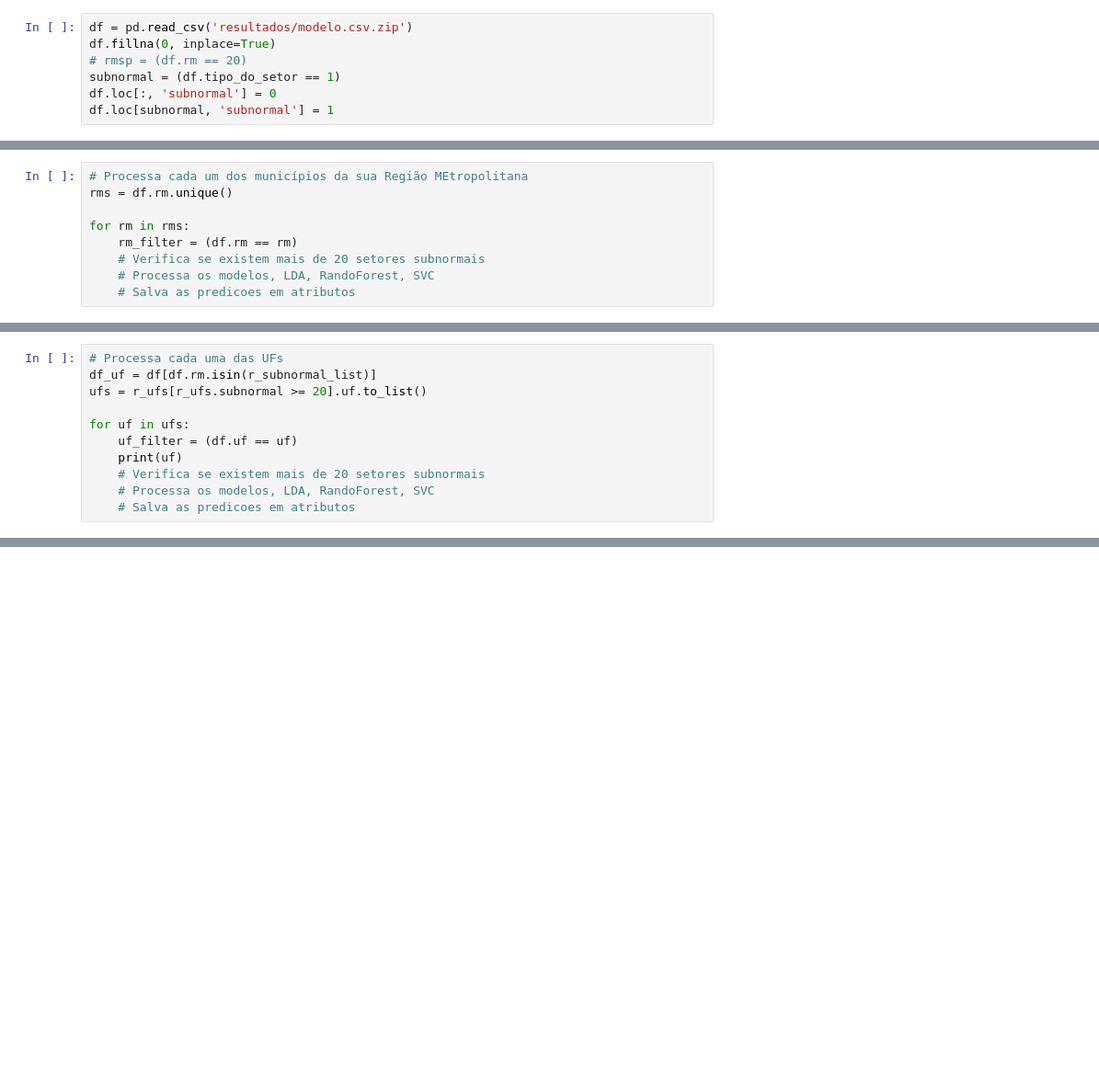
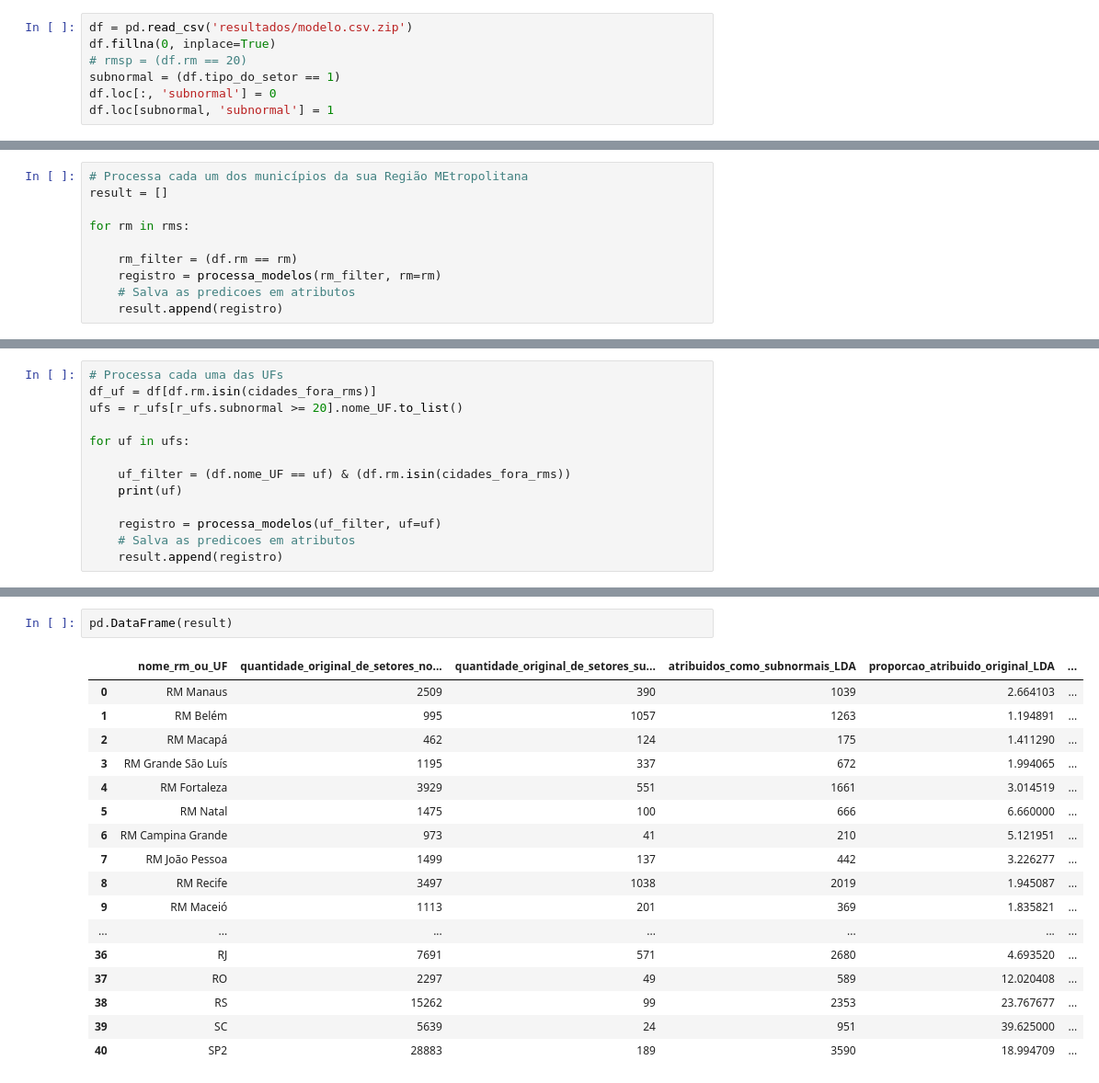
Before and after one commit to cem-usp/assentamentos-precarios-no-brasil-urbano, a Jupyter notebook: 04-processamento-regioes.ipynb, the cells around one changed output, grey strips where cells are left out. Shown at 92% size. Cells and saved outputs as stored; diff of their text form; blank space fills up the shorter version.

Commit message:
Primeiros resultados com os modelos

```diff
--- a/04-processamento-regioes.ipynb
+++ b/04-processamento-regioes.ipynb
@@ -16,9 +107,10 @@ df.loc[subnormal, 'subnormal'] = 1
 # %%
 # Processa cada um dos municípios da sua Região MEtropolitana
-rms = df.rm.unique()
+result = []
 
 for rm in rms:
+
     rm_filter = (df.rm == rm)
-    # Verifica se existem mais de 20 setores subnormais
-    # Processa os modelos, LDA, RandoForest, SVC
+    registro = processa_modelos(rm_filter, rm=rm)
     # Salva as predicoes em atributos
+    result.append(registro)
@@ -48,12 +180,14 @@ r_ufs[r_ufs.subnormal >= 20]
 # %%
 # Processa cada uma das UFs
-df_uf = df[df.rm.isin(r_subnormal_list)]
-ufs = r_ufs[r_ufs.subnormal >= 20].uf.to_list()
+df_uf = df[df.rm.isin(cidades_fora_rms)]
+ufs = r_ufs[r_ufs.subnormal >= 20].nome_UF.to_list()
 
 for uf in ufs:
-    uf_filter = (df.uf == uf)
+
+    uf_filter = (df.nome_UF == uf) & (df.rm.isin(cidades_fora_rms))
     print(uf)
-    # Verifica se existem mais de 20 setores subnormais
-    # Processa os modelos, LDA, RandoForest, SVC
+
+    registro = processa_modelos(uf_filter, uf=uf)
     # Salva as predicoes em atributos
+    result.append(registro)
 # %% [output]
@@ -73,0 +211,20 @@ SP
+# %%
+pd.DataFrame(result)
+# %% [output]
+|  | nome_rm_ou_UF | quantidade_original_de_setores_no... | quantidade_original_de_setores_su... | atribuidos_como_subnormais_LDA | proporcao_atribuido_original_LDA | ... |
+| 0 | RM Manaus | 2509 | 390 | 1039 | 2.664103 | ... |
+| 1 | RM Belém | 995 | 1057 | 1263 | 1.194891 | ... |
+| 2 | RM Macapá | 462 | 124 | 175 | 1.411290 | ... |
+| 3 | RM Grande São Luís | 1195 | 337 | 672 | 1.994065 | ... |
+| 4 | RM Fortaleza | 3929 | 551 | 1661 | 3.014519 | ... |
+| 5 | RM Natal | 1475 | 100 | 666 | 6.660000 | ... |
+| 6 | RM Campina Grande | 973 | 41 | 210 | 5.121951 | ... |
+| 7 | RM João Pessoa | 1499 | 137 | 442 | 3.226277 | ... |
+| 8 | RM Recife | 3497 | 1038 | 2019 | 1.945087 | ... |
+| 9 | RM Maceió | 1113 | 201 | 369 | 1.835821 | ... |
+| ... | ... | ... | ... | ... | ... | ... |
+| 36 | RJ | 7691 | 571 | 2680 | 4.693520 | ... |
+| 37 | RO | 2297 | 49 | 589 | 12.020408 | ... |
+| 38 | RS | 15262 | 99 | 2353 | 23.767677 | ... |
+| 39 | SC | 5639 | 24 | 951 | 39.625000 | ... |
+| 40 | SP2 | 28883 | 189 | 3590 | 18.994709 | ... |
```
Also changed, not shown: parts of 10 cells of this notebook, 1 other file.
